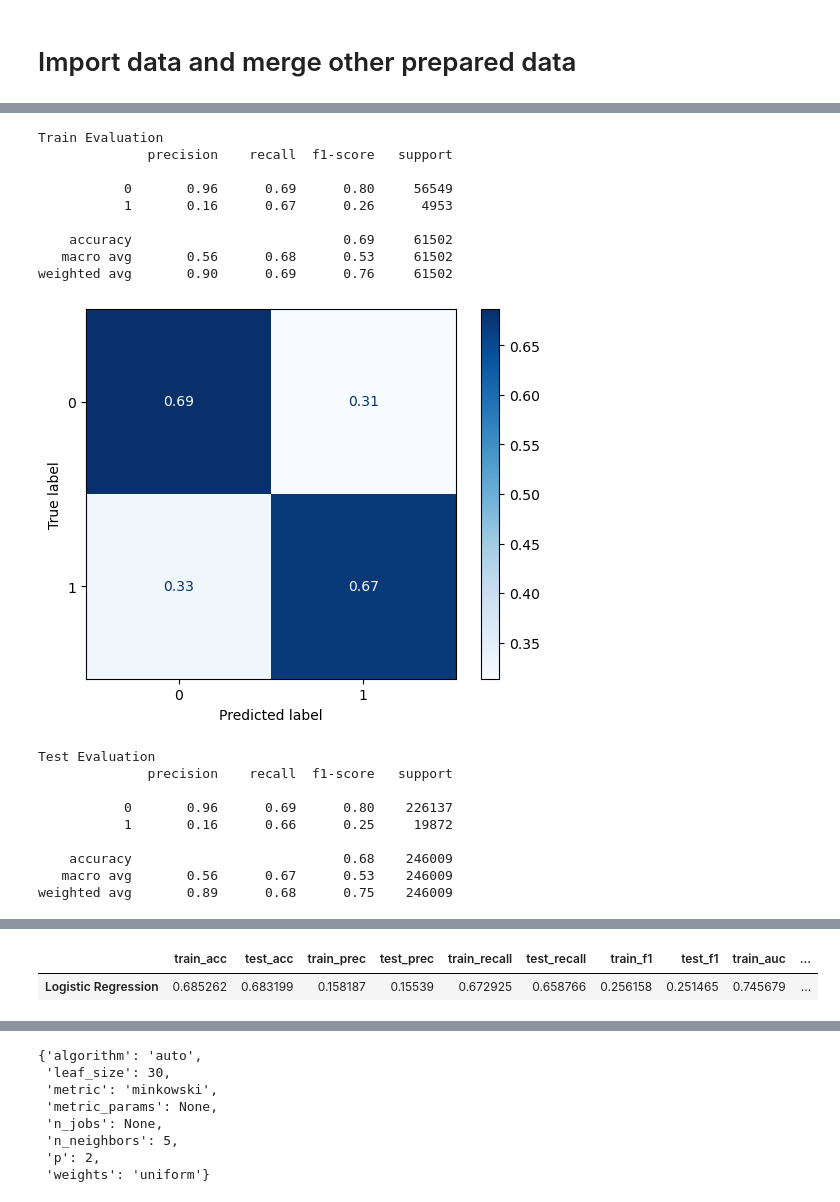
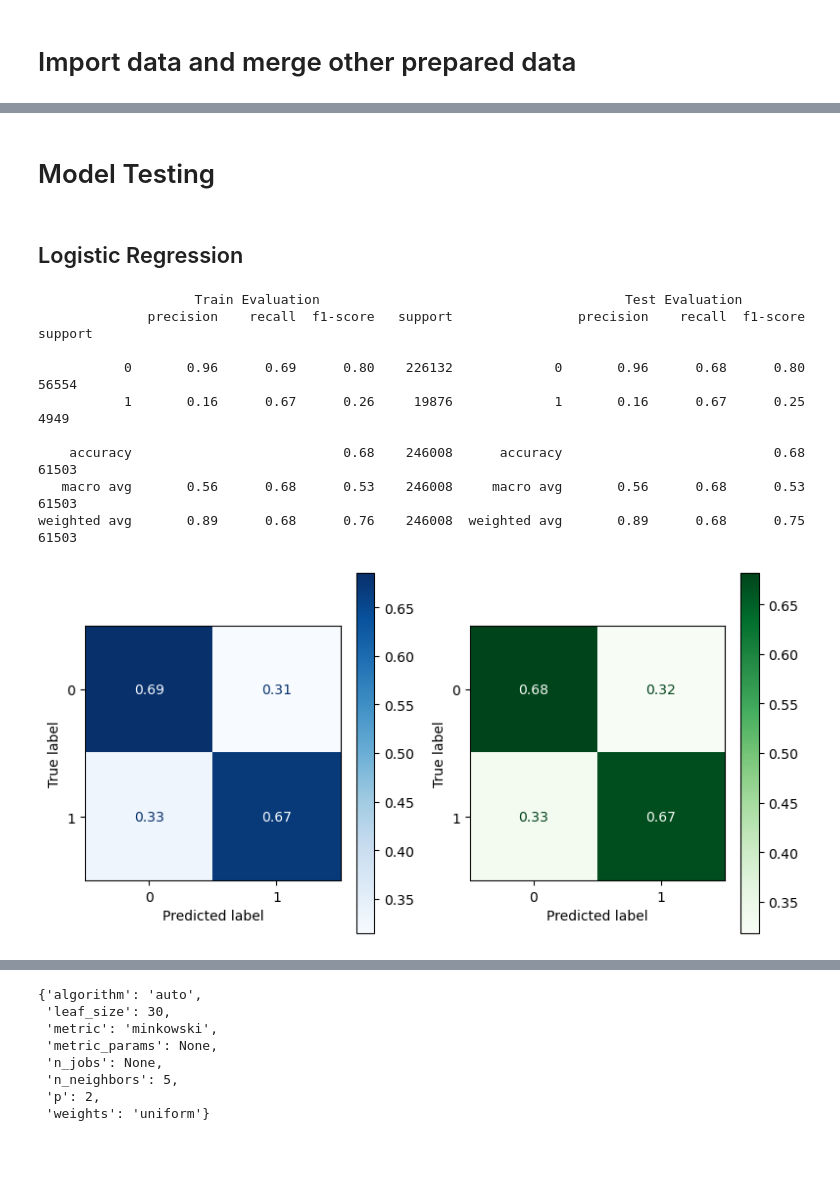
Before and after one commit to bkusuma/home-credit-default-risk, a Jupyter notebook: kaggle/working/02_Modelling.ipynb, the cells around one changed output, grey strips where cells are left out. Drawn from its saved outputs; the diff is of its cells as text; code cells hidden in the pictures; blank space fills up the shorter version.

```diff
--- a/kaggle/working/02_Modelling.ipynb
+++ b/kaggle/working/02_Modelling.ipynb
@@ -61,40 +65,29 @@ X = application_train.drop(columns=["TARGET", "SK_ID_CURR"])
 y = application_train["TARGET"].copy()
 # %%
 # Training split:
-X_train, X_test, y_train, y_test = train_test_split(X, y, test_size=0.8, random_state=42)
+X_train, X_test, y_train, y_test = train_test_split(X, y, test_size=0.2, random_state=42)
 # %%
 preprocessor.fit(X_train, y_train)
 
-X_train_proc = preprocessor.transform(X_train)
-X_test_proc = preprocessor.transform(X_test)
+X_train = preprocessor.transform(X_train)
+X_test = preprocessor.transform(X_test)
+# %% [markdown]
+# Model Testing
+# %% [markdown]
+## Logistic Regression
 # %%
-logreg = LogisticRegression(max_iter=1000, class_weight="balanced")
+logreg = LogisticRegression(max_iter=1000, class_weight="balanced").fit(X_train, y_train)
 
-logreg_pipe = make_pipeline(preprocessor, StandardScaler(), logreg)
-
-logreg_pipe.fit(X_train, y_train)
-
-logreg_results = eval_classification(logreg_pipe, X_train, y_train, X_test, y_test,
+logreg_results = eval_classification(logreg, X_train, y_train, X_test, y_test,
                               model_name="Logistic Regression")
-
-logreg_results
 # %% [output]
-Train Evaluation
-              precision    recall  f1-score   support
+                    Train Evaluation                                       Test Evaluation
+              precision    recall  f1-score   support                precision    recall  f1-score   support
 
-           0       0.96      0.69      0.80     56549
-           1       0.16      0.67      0.26      4953
+           0       0.96      0.69      0.80    226132             0       0.96      0.68      0.80     56554
+           1       0.16      0.67      0.26     19876             1       0.16      0.67      0.25      4949
 
-    accuracy                           0.69     61502
-   macro avg       0.56      0.68      0.53     61502
-weighted avg       0.90      0.69      0.76     61502
+    accuracy                           0.68    246008      accuracy                           0.68     61503
+   macro avg       0.56      0.68      0.53    246008     macro avg       0.56      0.68      0.53     61503
+weighted avg       0.89      0.68      0.76    246008  weighted avg       0.89      0.68      0.75     61503
-[figure, old version]
+[figure, new version]
-Test Evaluation
-              precision    recall  f1-score   support
-
-           0       0.96      0.69      0.80    226137
-           1       0.16      0.66      0.25     19872
-
-    accuracy                           0.68    246009
-   macro avg       0.56      0.67      0.53    246009
-weighted avg       0.89      0.68      0.75    246009
@@ -102,3 +94 @@ weighted avg       0.89      0.68      0.75    246009
-|  | train_acc | test_acc | train_prec | test_prec | train_recall | test_recall | train_f1 | test_f1 | train_auc | ... |
-| Logistic Regression | 0.685262 | 0.683199 | 0.158187 | 0.15539 | 0.672925 | 0.658766 | 0.256158 | 0.251465 | 0.745679 | ... |
 # %%
```
Also changed, not shown: parts of 38 cells of this notebook, 6 other files.
